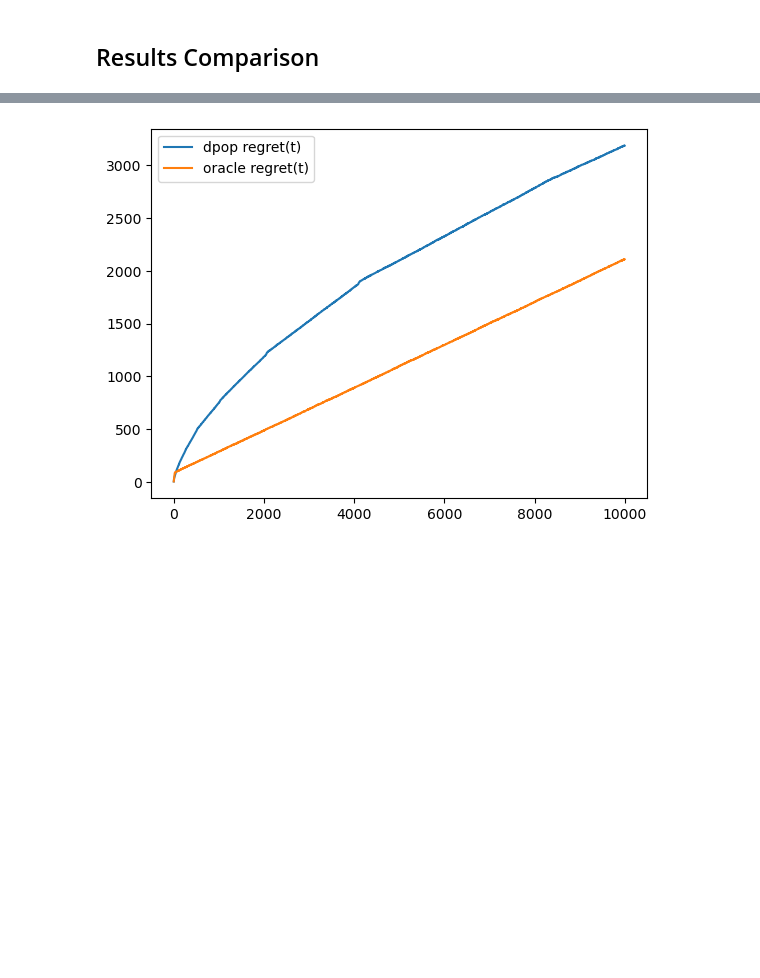
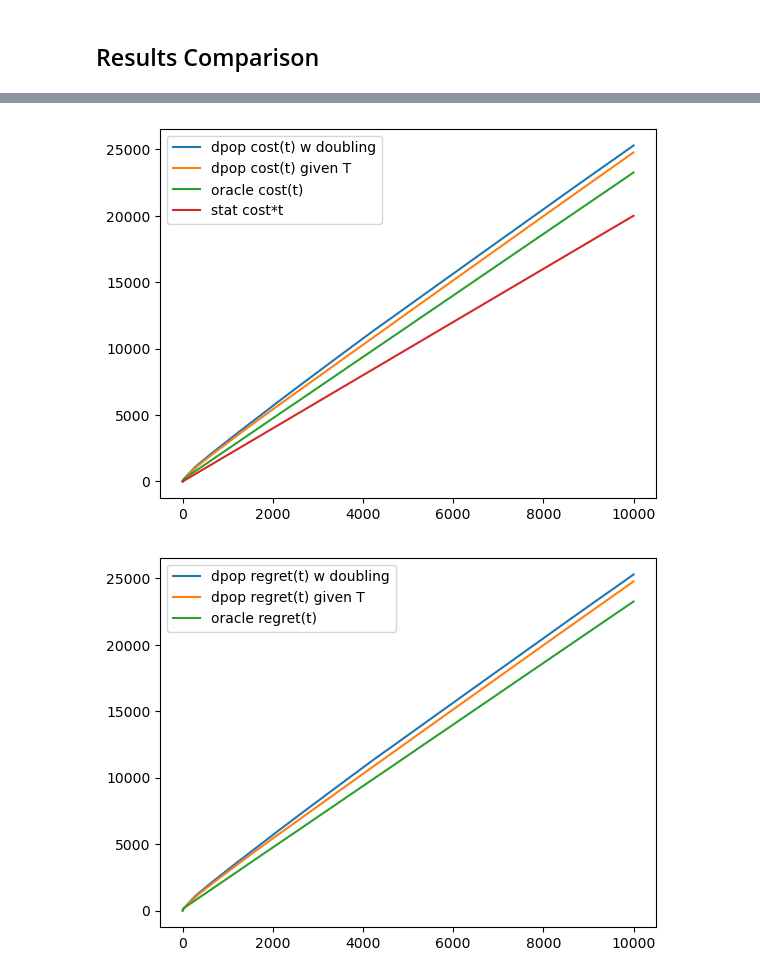
Before and after one commit to SathwikChadaga/Optimistic-DPP, a Jupyter notebook: dpop_run.ipynb, the cells around one changed output, grey strips where cells are left out. Cells and saved outputs as stored; diff of their text form; code cells hidden in the pictures; blank space fills up the shorter version.

```diff
--- a/dpop_run.ipynb
+++ b/dpop_run.ipynb
@@ -117,7 +144,17 @@ plt.show()
+# %%
+plt.plot(unknownT_tran_cost_till_tt + unknownT_backlog_cost_at_tt, label = 'dpop cost(t) w doubling')
+plt.plot(knownT_tran_cost_till_tt + knownT_backlog_cost_at_tt, label = 'dpop cost(t) given T')
+plt.plot(oracle_tran_cost_till_tt + oracle_backlog_cost_at_tt, label = 'oracle cost(t)')
+plt.plot(stat_cost_till_tt, label = 'stat cost*t')
+plt.legend()
+plt.show()
+# %% [output]
+[figure, added]
 # %%
-plt.plot(dpop_regret, label = 'dpop regret(t)')
+plt.plot(unknownT_regret, label = 'dpop regret(t) w doubling')
+plt.plot(knownT_regret, label = 'dpop regret(t) given T')
 plt.plot(oracle_regret, label = 'oracle regret(t)')
 plt.legend()
 plt.show()
 # %% [output]
-[figure, old version]
+[figure, new version]
```
Also changed, not shown: parts of 10 cells of this notebook, 8 other files.
